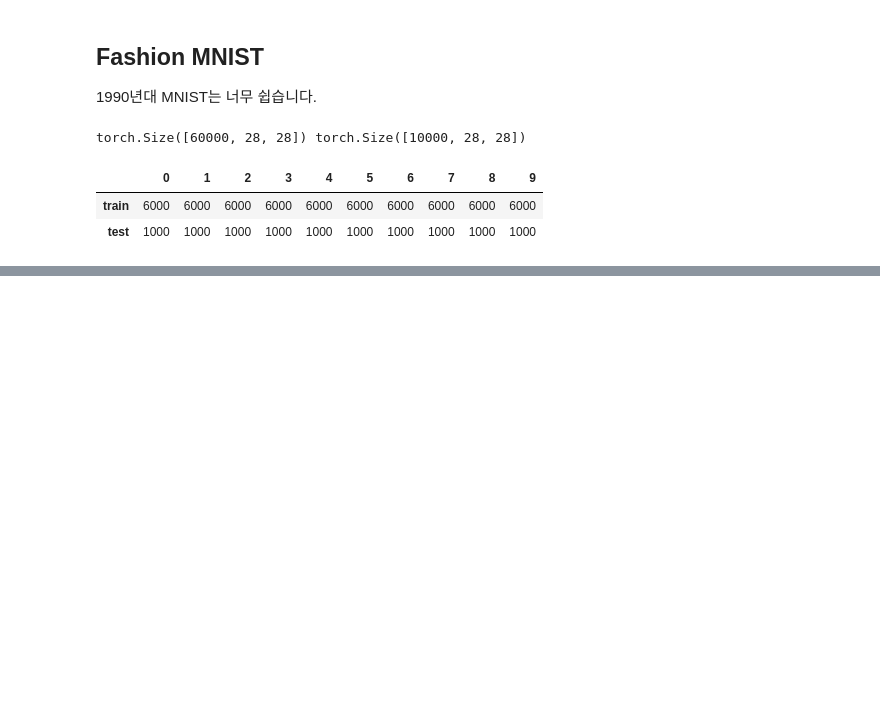
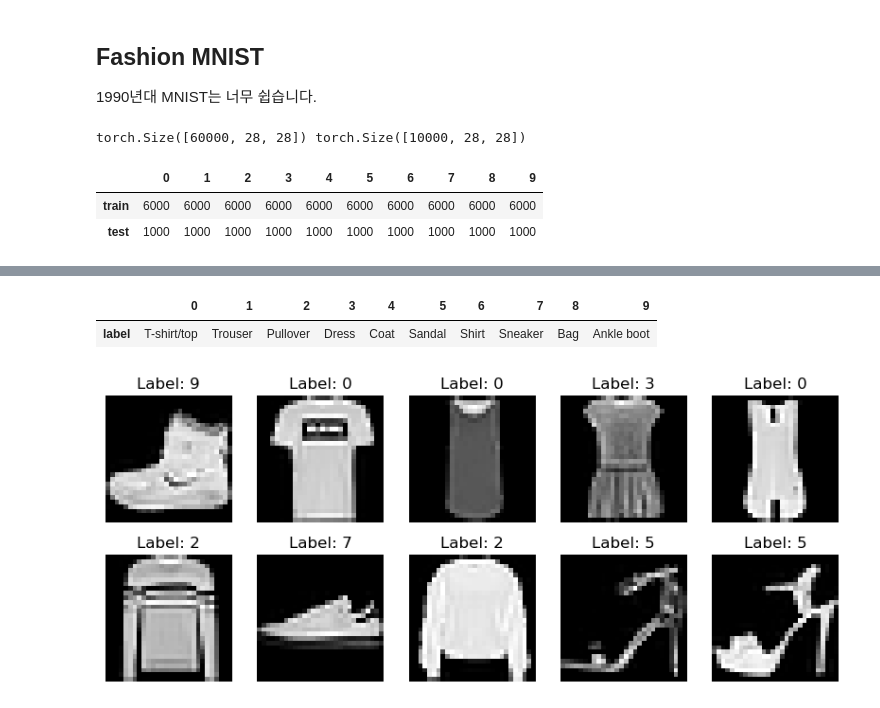
Before and after one commit to rebirther00/pydeep_multicam, a Jupyter notebook: Day5-SJ.ipynb, the cells around one changed output, grey strips where cells are left out. Cells and saved outputs as stored; diff of their text form; code cells hidden in the pictures; blank space fills up the shorter version.

```diff
--- a/Day5-SJ.ipynb
+++ b/Day5-SJ.ipynb
@@ -574,0 +605,14 @@ Model: "sequential_16"
+# %%
+display(pd.DataFrame({'label': FashionMNIST.classes}).T)
+
+plt.figure(figsize=(10, 4))
+for i, (sample, label) in zip(range(10), fashion_mnist['train']):
+    plt.subplot(2, 5, i + 1)
+    plt.imshow(sample, cmap='gray')
+    plt.title(f'Label: {label}')
+    plt.axis('off')
+plt.show()
+# %% [output]
+|  | 0 | 1 | 2 | 3 | 4 | 5 | 6 | 7 | 8 | 9 |
+| label | T-shirt/top | Trouser | Pullover | Dress | Coat | Sandal | Shirt | Sneaker | Bag | Ankle boot |
+[figure, added]
```
Also changed, not shown: parts of 4 cells of this notebook, 1 other file.
